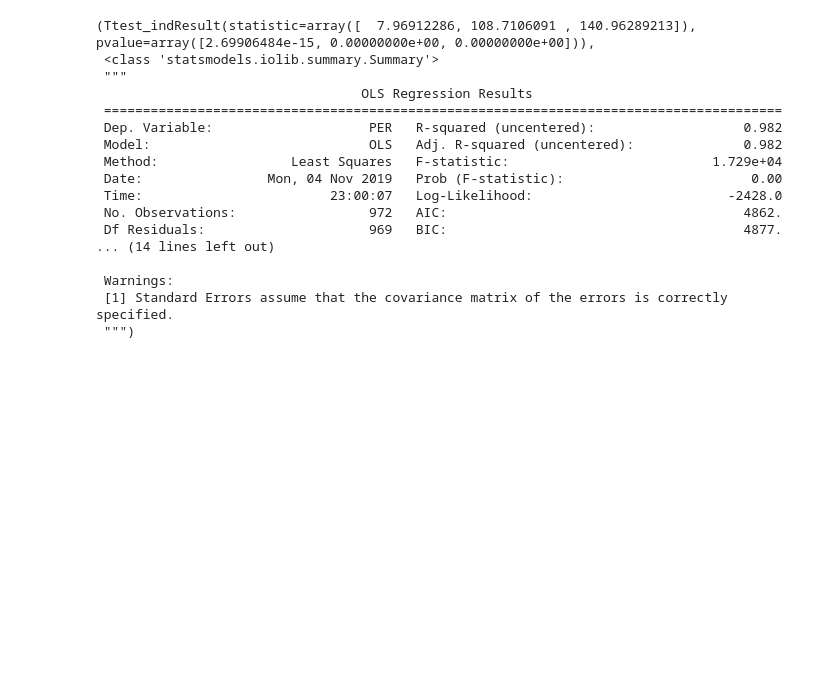
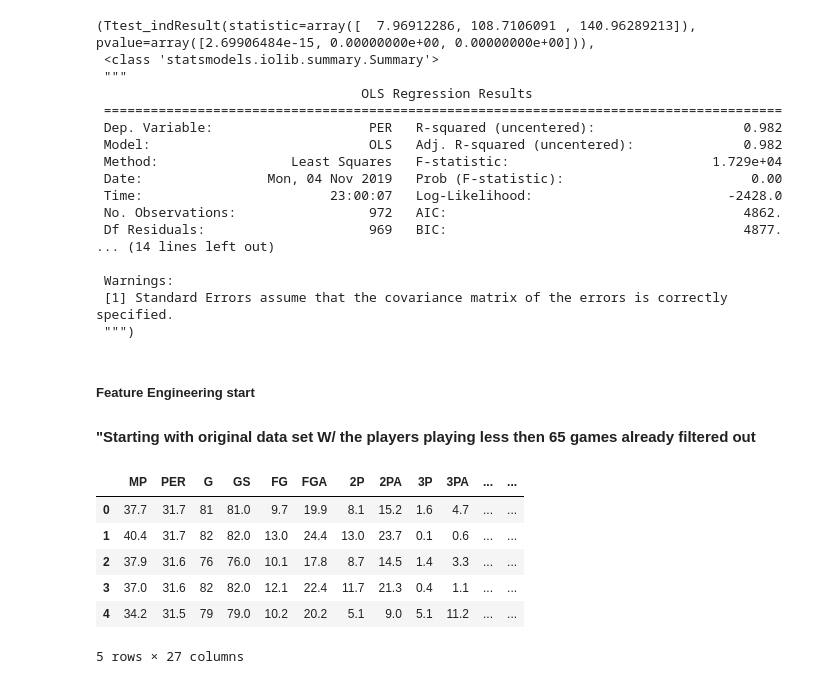
Before and after one commit to Mattsantos541/NBA, a Jupyter notebook: Baseline work.ipynb, the cells around one changed output. Drawn from its saved outputs; the diff is of its cells as text; code cells hidden in the pictures; blank space fills up the shorter version.

Commit message:
started feature enigneering

```diff
--- a/Baseline work.ipynb
+++ b/Baseline work.ipynb
@@ -198,3 +198,19 @@ explore.stats_test(y_train,X_train)
  Warnings:
  [1] Standard Errors assume that the covariance matrix of the errors is correctly specified.
  """)
+# %% [markdown]
+##### Feature Engineering start
+
+#### "Starting with original data set W/ the players playing less then 65 games already filtered out
+# %%
+df= df.drop(['Player', 'Season', 'Tm', 'Lg'], axis=1)
+# %%
+df.head()
+# %% [output]
+|  | MP | PER | G | GS | FG | FGA | 2P | 2PA | 3P | 3PA | ... | ... |
+| 0 | 37.7 | 31.7 | 81 | 81.0 | 9.7 | 19.9 | 8.1 | 15.2 | 1.6 | 4.7 | ... | ... |
+| 1 | 40.4 | 31.7 | 82 | 82.0 | 13.0 | 24.4 | 13.0 | 23.7 | 0.1 | 0.6 | ... | ... |
+| 2 | 37.9 | 31.6 | 76 | 76.0 | 10.1 | 17.8 | 8.7 | 14.5 | 1.4 | 3.3 | ... | ... |
+| 3 | 37.0 | 31.6 | 82 | 82.0 | 12.1 | 22.4 | 11.7 | 21.3 | 0.4 | 1.1 | ... | ... |
+| 4 | 34.2 | 31.5 | 79 | 79.0 | 10.2 | 20.2 | 5.1 | 9.0 | 5.1 | 11.2 | ... | ... |
+5 rows × 27 columns
```
Also changed, not shown: parts of 1 cell of this notebook.
